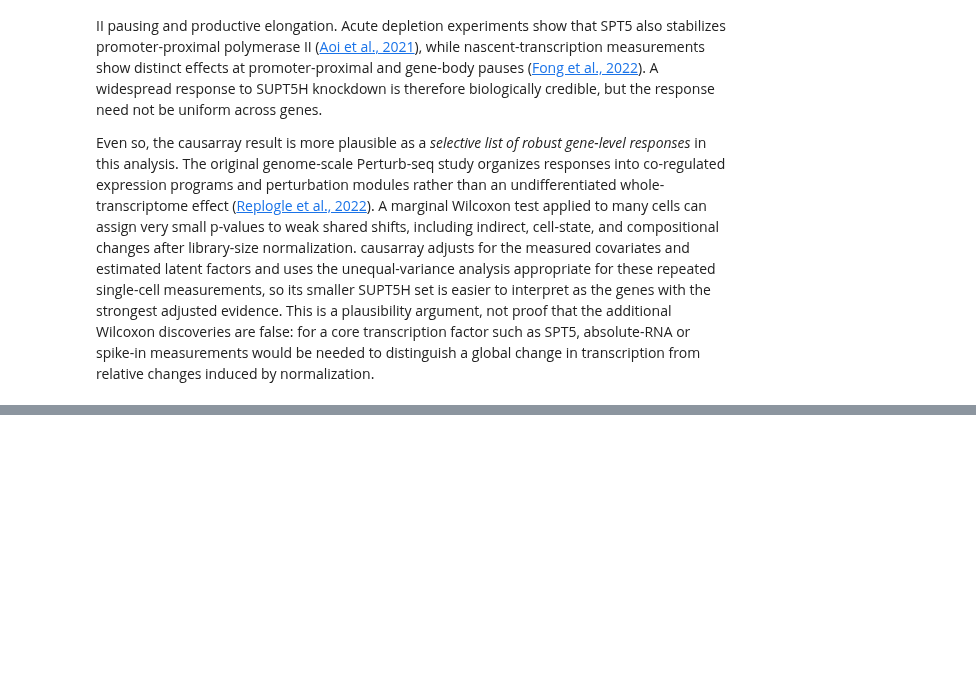
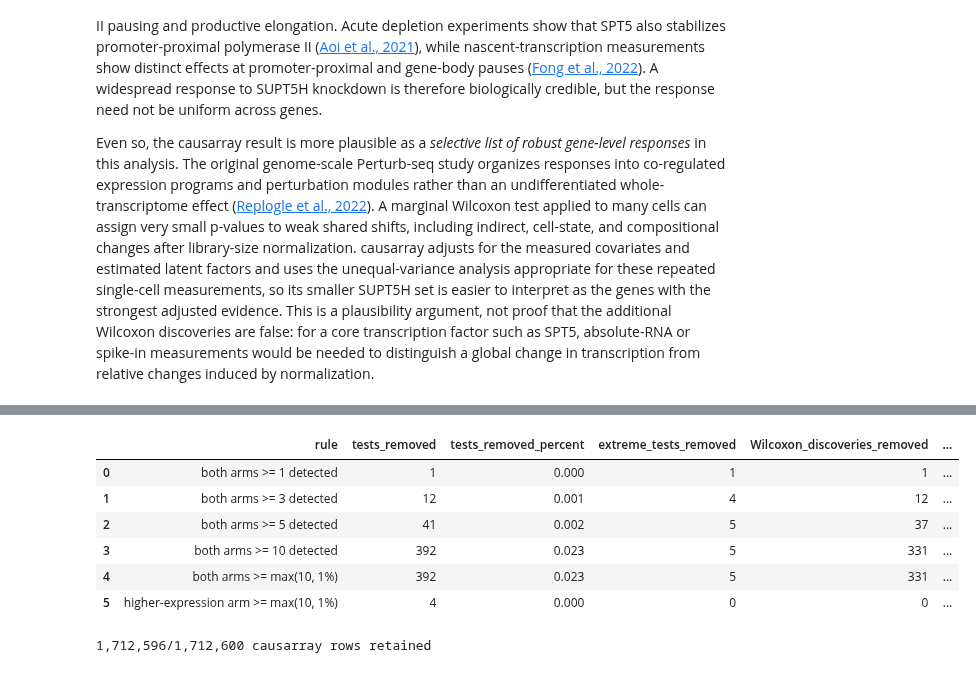
Before and after one commit to jaydu1/causarray, a Jupyter notebook: docs/source/tutorial/replogle/replogle-py.ipynb, the cells around one changed output, grey strips where cells are left out. Saved outputs shown, nothing was run; the diff lists cells and outputs as text; code cells hidden in the pictures; blank space fills up the shorter version.

Commit message:
Add post-hoc result mask diagnostics

```diff
--- a/docs/source/tutorial/replogle/replogle-py.ipynb
+++ b/docs/source/tutorial/replogle/replogle-py.ipynb
@@ -349,0 +510,55 @@ Even so, the causarray result is more plausible as a *selective list of robust g
+# %%
+negative = wc_lfc < 0
+higher_expression_detected = np.where(negative, control_detected, treated_detected)
+higher_expression_size = np.where(negative, control_size, treated_sizes)
+support_masks = {
+    'both arms >= 1 detected':
+        (treated_detected >= 1) & (control_detected >= 1),
+    'both arms >= 3 detected':
+        (treated_detected >= 3) & (control_detected >= 3),
+    'both arms >= 5 detected':
+        (treated_detected >= 5) & (control_detected >= 5),
+    'both arms >= 10 detected':
+        (treated_detected >= 10) & (control_detected >= 10),
+    'both arms >= max(10, 1%)': (
+        (treated_detected >= np.maximum(10, np.ceil(0.01 * treated_sizes)))
+        & (control_detected >= max(10, int(np.ceil(0.01 * control_size))))
+    ),
+    'higher-expression arm >= max(10, 1%)': (
+        higher_expression_detected
+        >= np.maximum(10, np.ceil(0.01 * higher_expression_size))
+    ),
+}
+
+extreme_mask = wc_lfc < -5
+rule_rows = []
+for rule, keep in support_masks.items():
+    removed = ~keep
+    rule_rows.append({
+        'rule': rule,
+        'tests_removed': int(removed.sum()),
+        'tests_removed_percent': 100 * removed.mean(),
+        'extreme_tests_removed': int((removed & extreme_mask).sum()),
+        'Wilcoxon_discoveries_removed': int((removed & wc_reject).sum()),
+        'causarray_discoveries_removed': int((removed & ca_reject).sum()),
+    })
+support_rule_impact = pd.DataFrame(rule_rows)
+display(support_rule_impact.round({'tests_removed_percent': 3}))
+
+chosen_rule = 'higher-expression arm >= max(10, 1%)'
+keep_in_df_res = align_test_mask(
+    df_res, support_masks[chosen_rule],
+    treatment_names=wc_groups, gene_names=wc_genes,
+)
+print(f'{keep_in_df_res.sum():,}/{len(keep_in_df_res):,} causarray rows retained')
+# Materialize only if needed; no LFC refit is performed:
+# df_res_screened = df_res.loc[keep_in_df_res].copy()
+# %% [output]
+|  | rule | tests_removed | tests_removed_percent | extreme_tests_removed | Wilcoxon_discoveries_removed | ... |
+| 0 | both arms >= 1 detected | 1 | 0.000 | 1 | 1 | ... |
+| 1 | both arms >= 3 detected | 12 | 0.001 | 4 | 12 | ... |
+| 2 | both arms >= 5 detected | 41 | 0.002 | 5 | 37 | ... |
+| 3 | both arms >= 10 detected | 392 | 0.023 | 5 | 331 | ... |
+| 4 | both arms >= max(10, 1%) | 392 | 0.023 | 5 | 331 | ... |
+| 5 | higher-expression arm >= max(10, 1%) | 4 | 0.000 | 0 | 0 | ... |
+1,712,596/1,712,600 causarray rows retained
```
Also changed, not shown: parts of 9 cells of this notebook, 7 other files.
